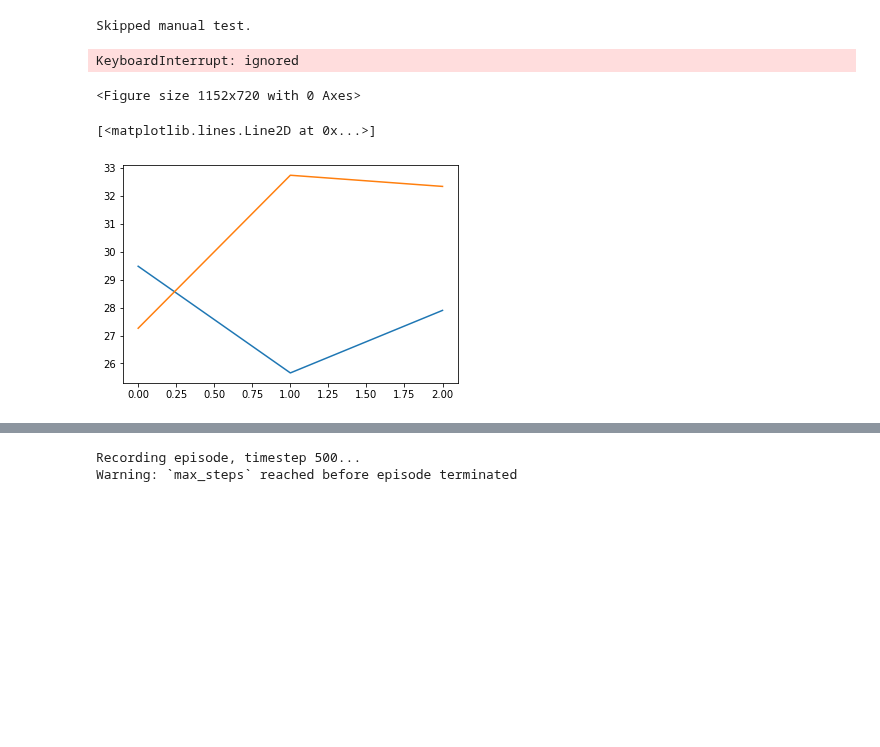
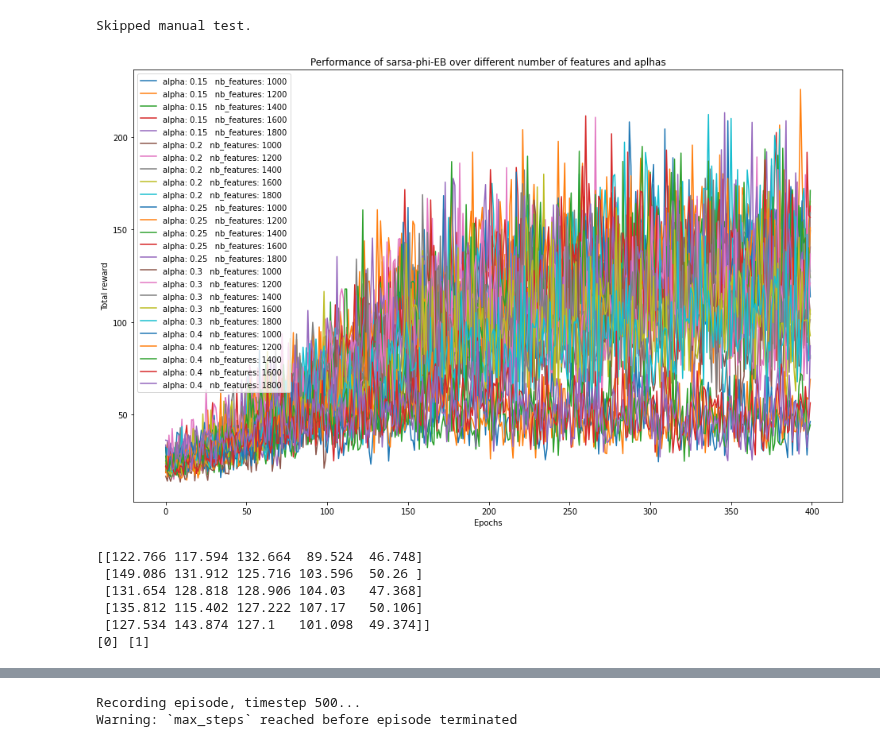
Before and after one commit to Tinynja/sarsa-phi-eb, a Jupyter notebook: notebooks/ALE_Framework_Tests.ipynb, the cells around one changed output, grey strips where cells are left out. Saved outputs shown, nothing was run; the diff lists cells and outputs as text; code cells hidden in the pictures; blank space fills up the shorter version.

```diff
--- a/notebooks/ALE_Framework_Tests.ipynb
+++ b/notebooks/ALE_Framework_Tests.ipynb
@@ -595,43 +595,41 @@ import numpy as np
 
 
 
-test_alphas =  [0.005, 0.01, 0.02, 0.05, 0.1, 0.2]
-test_features = [1200, 1600, 2000,  2800, 5000, 10000]
+test_alphas =  [0.15, 0.2, 0.25, 0.3, 0.4]
+test_features = [1000, 1200, 1400, 1600, 1800]
 epochs = 400
 timesteps = range(epochs)
 grid = np.zeros((len(test_features),len(test_alphas),epochs))
 nb_of_runs = 10
 plt.rcParams['figure.figsize'] = [16, 10]
 plt.figure()
 
 for i,alpha in enumerate(test_alphas):
   for j,nb_features in enumerate(test_features):
     rewards =  [[]]*nb_of_runs
     for k in range(nb_of_runs): #add repetition to lower variance (make graphs more readable)
       env = BinaryEnv('CartPole-v1', n_features=nb_features, device=CPU)
       agent = SarsaPhiEBAgent(env, alpha=alpha, device=env.device)
       # recorder()
       agent.learn(epochs)
       rewards[k] = (agent.rewards)
     grid[j,i] = np.mean(np.array(rewards),axis=0)
     plt.plot(timesteps, torch.mean(torch.as_tensor(rewards),dim=0),label='alpha: ' + str(alpha) + '   nb_features: '+ str(nb_features))
 
 plt.legend()
-plt.title('Performance of sarsa-phi-EB over different number of features and aplhas')
+plt.title('Performance of sarsa-phi-EB over different number of features and alphas')
 plt.xlabel('Epochs')
 plt.ylabel('Total reward')
 plt.show()
 avg = np.mean(grid[:,:,-50:], axis=2)
 print(avg)
 [best_features,best_alpha] = np.where(avg == avg.max())
-print(best_alpha,best_features)
+print(best_features,best_alpha)
 # %% [output]
+[figure, added]
-KeyboardInterrupt: ignored
+[[122.766 117.594 132.664  89.524  46.748]
+ [149.086 131.912 125.716 103.596  50.26 ]
+ [131.654 128.818 128.906 104.03   47.368]
+ [135.812 115.402 127.222 107.17   50.106]
+ [127.534 143.874 127.1   101.098  49.374]]
+[0] [1]
-<Figure size 1152x720 with 0 Axes>
-# %%
-plt.figure()
-plt.plot(avg[0,:])
-plt.plot(avg[1,:])
-# %% [output]
-[<matplotlib.lines.Line2D at 0x...>]
-[figure, removed]
```
Also changed, not shown: parts of 5 cells of this notebook.
